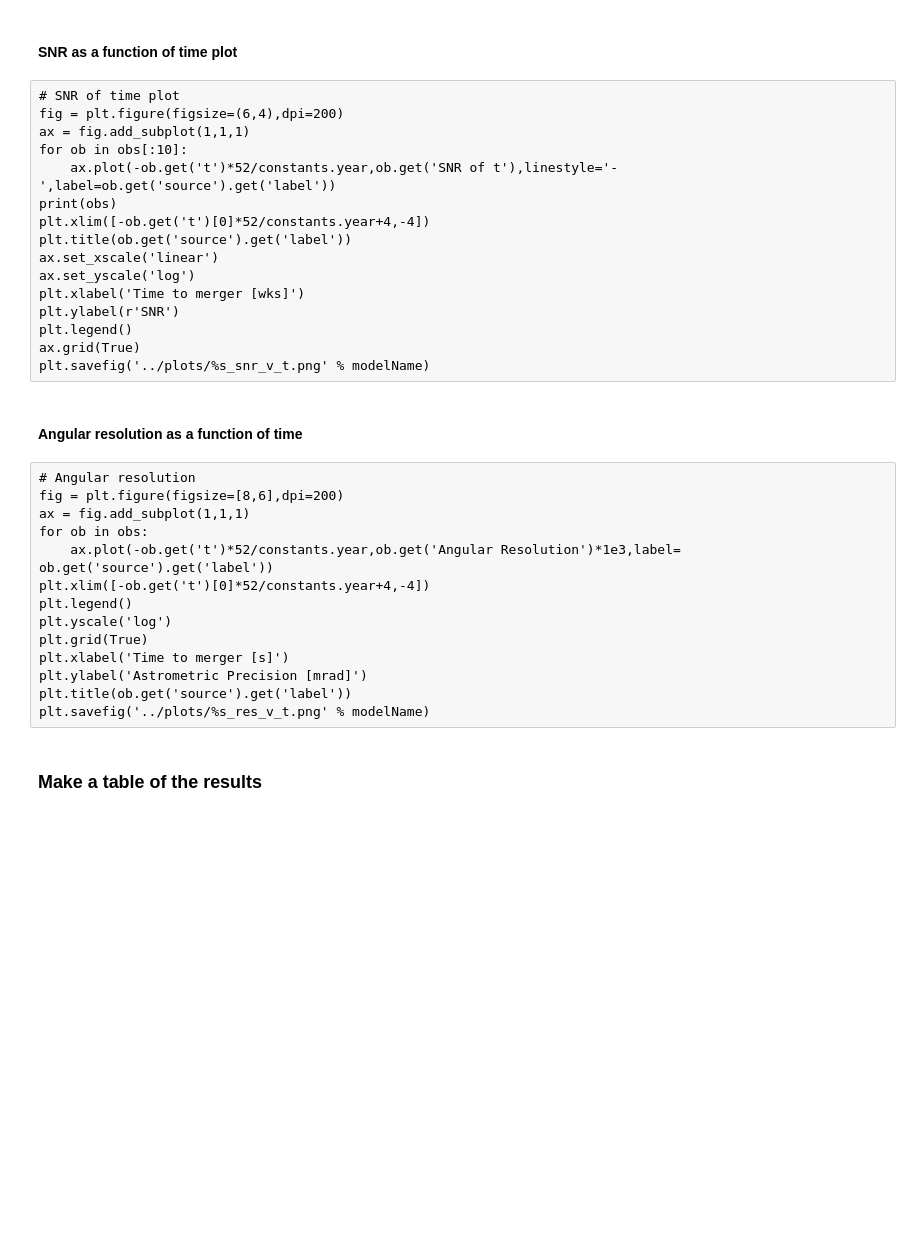
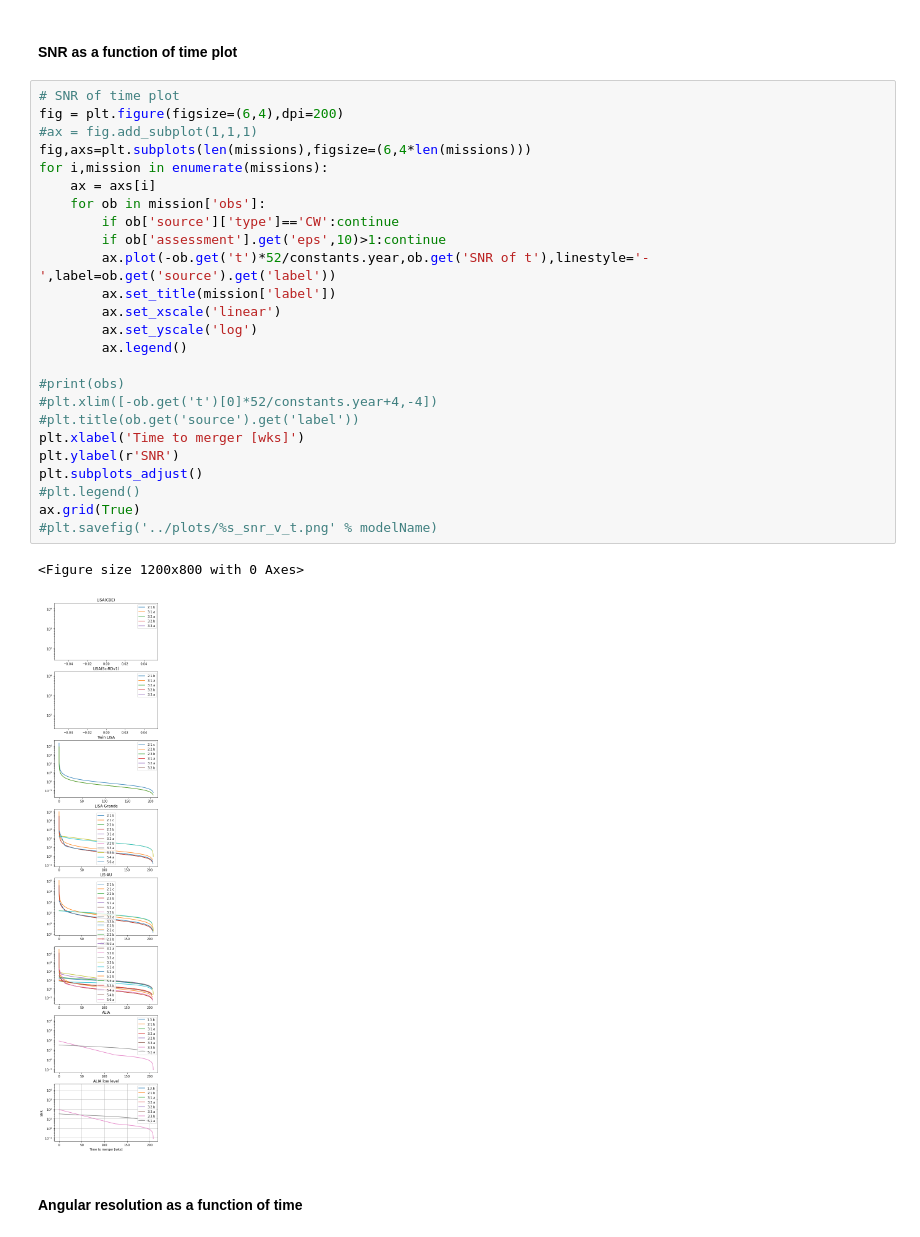
Before and after one commit to JohnGBaker/GWI-metrics, a Jupyter notebook: Notebooks/Observation Targets Assessor.ipynb, the cells around one changed output. Cells and saved outputs as stored; diff of their text form; blank space fills up the shorter version.

```diff
--- a/Notebooks/Observation Targets Assessor.ipynb
+++ b/Notebooks/Observation Targets Assessor.ipynb
@@ -426,36 +477,32 @@ sqSn_shot: 1.927500798284336e-14
 # %% [markdown]
 #### SNR as a function of time plot
-# %% [raw]
-# SNR of time plot
-fig = plt.figure(figsize=(6,4),dpi=200)
-ax = fig.add_subplot(1,1,1)
-for ob in obs[:10]:
-    ax.plot(-ob.get('t')*52/constants.year,ob.get('SNR of t'),linestyle='-',label=ob.get('source').get('label'))
-print(obs)
-plt.xlim([-ob.get('t')[0]*52/constants.year+4,-4])
-plt.title(ob.get('source').get('label'))
-ax.set_xscale('linear')
-ax.set_yscale('log')
-plt.xlabel('Time to merger [wks]')
-plt.ylabel(r'SNR')
-plt.legend()
-ax.grid(True)
-plt.savefig('../plots/%s_snr_v_t.png' % modelName)
+# %%
+# SNR of time plot
+fig = plt.figure(figsize=(6,4),dpi=200)
+#ax = fig.add_subplot(1,1,1)
+fig,axs=plt.subplots(len(missions),figsize=(6,4*len(missions)))
+for i,mission in enumerate(missions):
+    ax = axs[i]
+    for ob in mission['obs']:
+        if ob['source']['type']=='CW':continue
+        if ob['assessment'].get('eps',10)>1:continue
+        ax.plot(-ob.get('t')*52/constants.year,ob.get('SNR of t'),linestyle='-',label=ob.get('source').get('label'))
+        ax.set_title(mission['label'])
+        ax.set_xscale('linear')
+        ax.set_yscale('log')
+        ax.legend()
+
+#print(obs)
+#plt.xlim([-ob.get('t')[0]*52/constants.year+4,-4])
+#plt.title(ob.get('source').get('label'))
+plt.xlabel('Time to merger [wks]')
+plt.ylabel(r'SNR')
+plt.subplots_adjust()
+#plt.legend()
+ax.grid(True)
+#plt.savefig('../plots/%s_snr_v_t.png' % modelName)
+# %% [output]
+<Figure size 1200x800 with 0 Axes>
+[figure, added]
 # %% [markdown]
 #### Angular resolution as a function of time
-# %% [raw]
-# Angular resolution
-fig = plt.figure(figsize=[8,6],dpi=200)
-ax = fig.add_subplot(1,1,1)
-for ob in obs:
-    ax.plot(-ob.get('t')*52/constants.year,ob.get('Angular Resolution')*1e3,label= ob.get('source').get('label'))
-plt.xlim([-ob.get('t')[0]*52/constants.year+4,-4])
-plt.legend()
-plt.yscale('log')
-plt.grid(True)
-plt.xlabel('Time to merger [s]')
-plt.ylabel('Astrometric Precision [mrad]')
-plt.title(ob.get('source').get('label'))
-plt.savefig('../plots/%s_res_v_t.png' % modelName)
-# %% [markdown]
-### Make a table of the results
```
Also changed, not shown: parts of 8 cells of this notebook, 2 other files.
